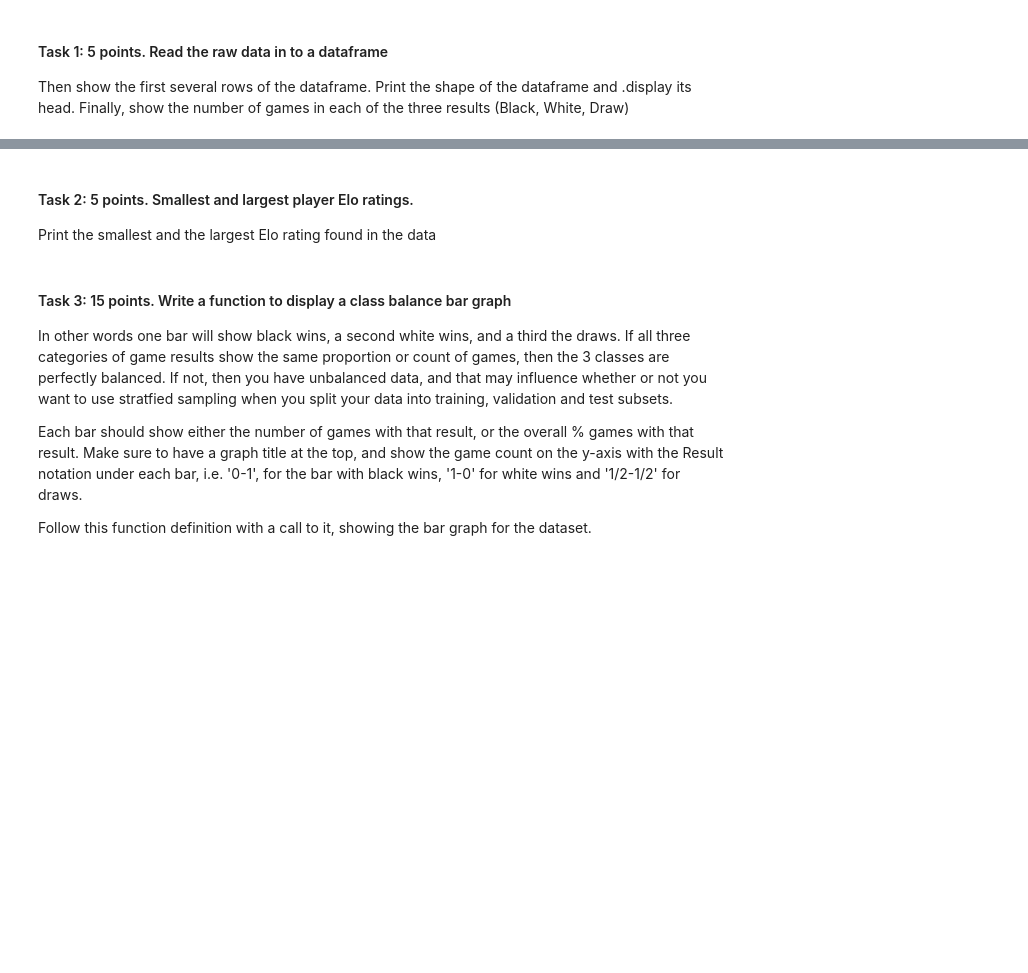
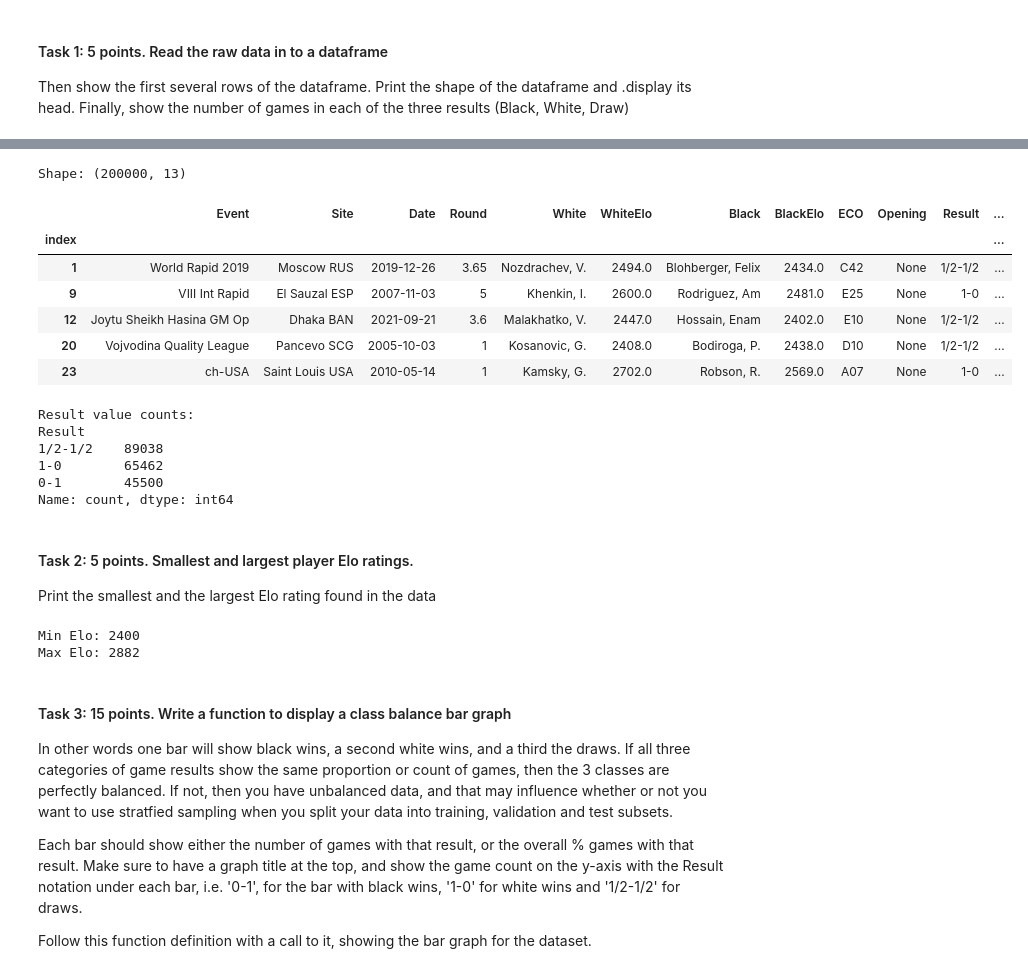
Before and after one commit to KiranKBobba/Fin_Risk_Analytics, a Jupyter notebook: IT_720_Assignment_3_Kiran_Kumar_Bobba.ipynb, the cells around one changed output, grey strips where cells are left out. Drawn from its saved outputs; the diff is of its cells as text; code cells hidden in the pictures; blank space fills up the shorter version.

```diff
--- a/IT_720_Assignment_3_Kiran_Kumar_Bobba.ipynb
+++ b/IT_720_Assignment_3_Kiran_Kumar_Bobba.ipynb
@@ -112,22 +132,37 @@ drive.mount('/content/drive')            # mounts Google Drive to the Colab envi
 # %%
 # Read data
 
 # Set the path to your parquet.snappy file here. If you are running this notebook
 # in Google Colab you can mount your Drive and point to the file in Drive.
-pathToFileName = "games_2400_plus.parquet.snappy"  # <-- replace with your path
+pathToFileName = "/content/drive/MyDrive/IT720/Assignment_3/Data/chess_grandmaster_200000_games.parquet.snappy"  # <-- replace with your path
 
 try:
     df = pd.read_parquet(pathToFileName)
 except Exception as e:
     print("Could not read file at", pathToFileName)
     print("Error:", e)
     print('\nPlease set `pathToFileName` to the actual parquet.snappy file path on your system.')
     raise
 
 print('Shape:', df.shape)
 display(df.head())
 print('\nResult value counts:')
 print(df['Result'].value_counts())
+# %% [output]
+Shape: (200000, 13)
+|  | Event | Site | Date | Round | White | WhiteElo | Black | BlackElo | ECO | Opening | Result | ... |
+| index |  |  |  |  |  |  |  |  |  |  |  | ... |
+| 1 | World Rapid 2019 | Moscow RUS | 2019-12-26 | 3.65 | Nozdrachev, V. | 2494.0 | Blohberger, Felix | 2434.0 | C42 | None | 1/2-1/2 | ... |
+| 9 | VIII Int Rapid | El Sauzal ESP | 2007-11-03 | 5 | Khenkin, I. | 2600.0 | Rodriguez, Am | 2481.0 | E25 | None | 1-0 | ... |
+| 12 | Joytu Sheikh Hasina GM Op | Dhaka BAN | 2021-09-21 | 3.6 | Malakhatko, V. | 2447.0 | Hossain, Enam | 2402.0 | E10 | None | 1/2-1/2 | ... |
+| 20 | Vojvodina Quality League | Pancevo SCG | 2005-10-03 | 1 | Kosanovic, G. | 2408.0 | Bodiroga, P. | 2438.0 | D10 | None | 1/2-1/2 | ... |
+| 23 | ch-USA | Saint Louis USA | 2010-05-14 | 1 | Kamsky, G. | 2702.0 | Robson, R. | 2569.0 | A07 | None | 1-0 | ... |
+Result value counts:
+Result
+1/2-1/2    89038
+1-0        65462
+0-1        45500
+Name: count, dtype: int64
 # %% [markdown]
 #### Task 2: 5 points.  Smallest and largest player Elo ratings.
 
@@ -148,6 +183,9 @@ if elo_cols:
     print('Max Elo:', int(all_elos.max()))
 else:
     print('No Elo columns found in dataframe')
+# %% [output]
+Min Elo: 2400
+Max Elo: 2882
 # %% [markdown]
 #### Task 3: 15 points. Write a function to display a class balance bar graph
 
```
Also changed, not shown: parts of 15 cells of this notebook.
